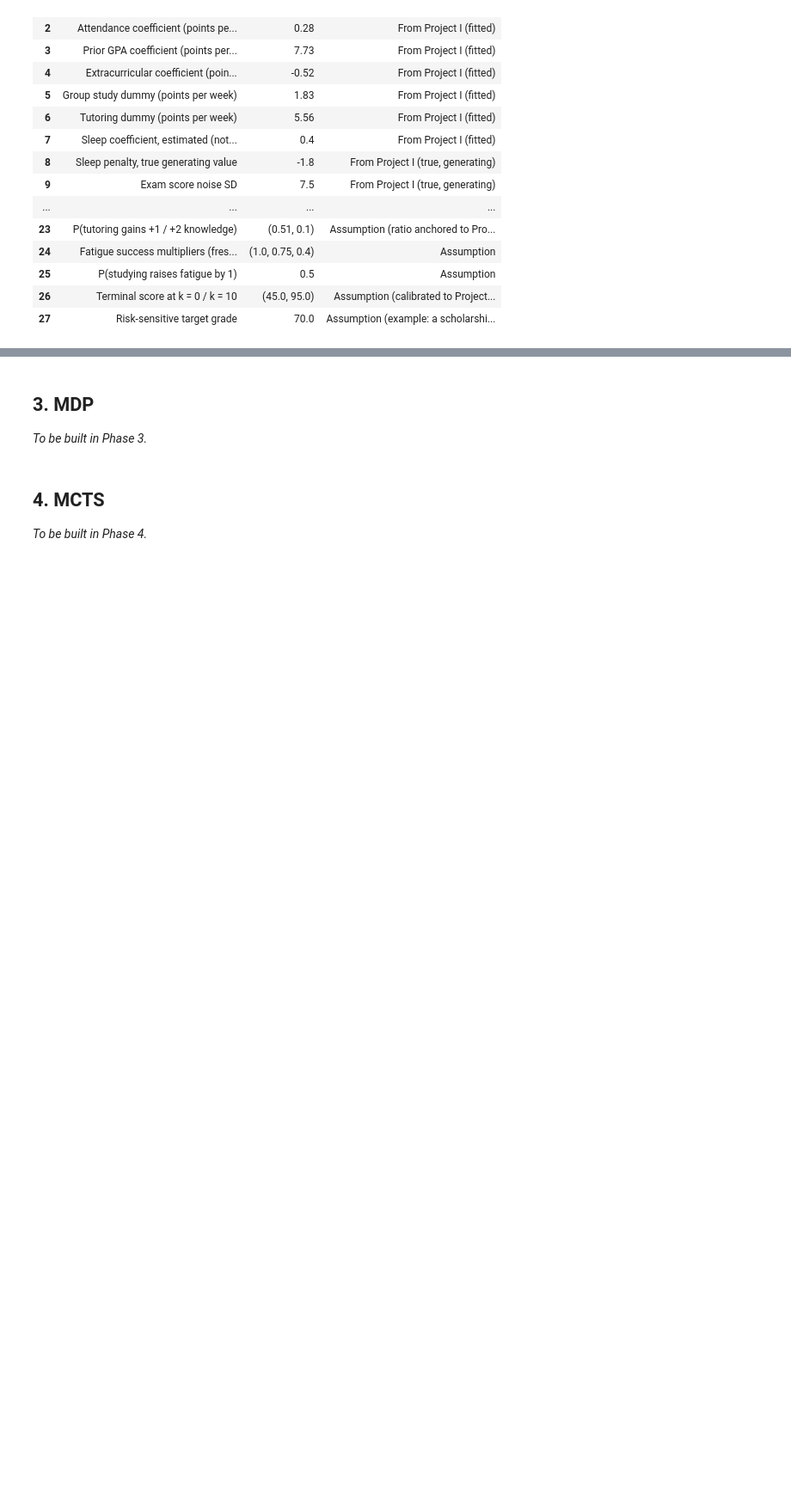
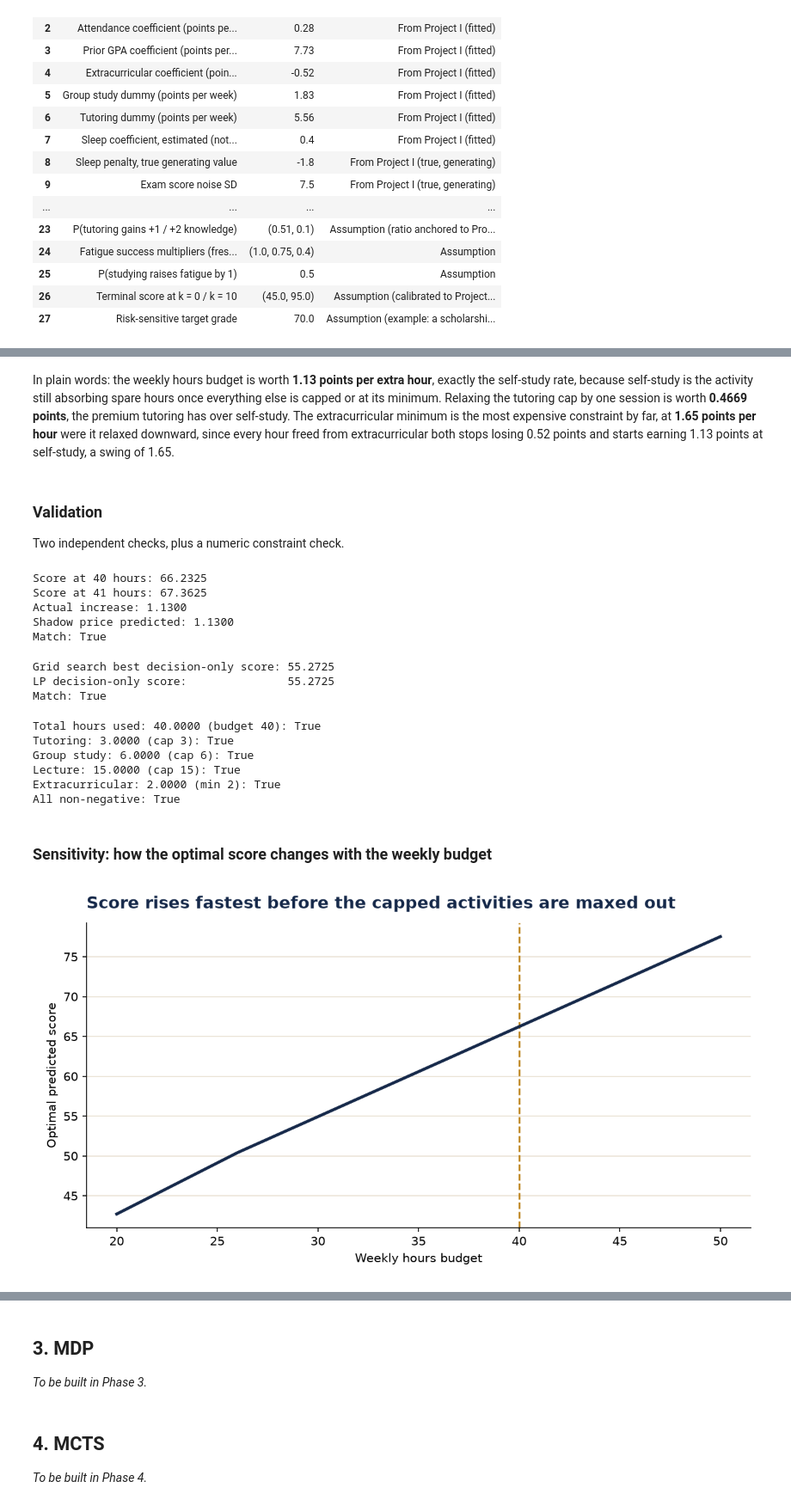
Before and after one commit to prachidabli-data/prachidabli-data.github.io, a Jupyter notebook: statistical-modelling-project-2/notebook/decision_modelling.ipynb, the cells around one changed output, grey strips where cells are left out. Shown at 86% size. Drawn from its saved outputs; the diff is of its cells as text; code cells hidden in the pictures; blank space fills up the shorter version.

```diff
--- a/statistical-modelling-project-2/notebook/decision_modelling.ipynb
+++ b/statistical-modelling-project-2/notebook/decision_modelling.ipynb
@@ -123,0 +193,66 @@ param_table
+# %% [markdown]
+In plain words: the weekly hours budget is worth **1.13 points per extra
+hour**, exactly the self-study rate, because self-study is the activity
+still absorbing spare hours once everything else is capped or at its
+minimum. Relaxing the tutoring cap by one session is worth **0.4669
+points**, the premium tutoring has over self-study. The extracurricular
+minimum is the most expensive constraint by far, at **1.65 points per
+hour** were it relaxed downward, since every hour freed from
+extracurricular both stops losing 0.52 points and starts earning 1.13
+points at self-study, a swing of 1.65.
+# %% [markdown]
+### Validation
+
+Two independent checks, plus a numeric constraint check.
+# %%
+# Check 1: shadow price of the weekly budget, confirmed by re-solving at 41 hours
+result41, _, _, _ = lp.build_lp(41)
+allocation41 = dict(zip(lp.VARS, result41.x))
+score_40 = lp.predicted_score(allocation)
+score_41 = lp.predicted_score(allocation41)
+print(f"Score at 40 hours: {score_40:.4f}")
+print(f"Score at 41 hours: {score_41:.4f}")
+print(f"Actual increase: {score_41 - score_40:.4f}")
+print(f"Shadow price predicted: {shadow['Weekly hours budget']:.4f}")
+print(f"Match: {abs((score_41 - score_40) - shadow['Weekly hours budget']) < 1e-6}")
+# %% [output]
+Score at 40 hours: 66.2325
+Score at 41 hours: 67.3625
+Actual increase: 1.1300
+Shadow price predicted: 1.1300
+Match: True
+# %%
+# Check 2: coarse brute-force grid search over feasible allocations
+grid = lp.brute_force_grid_search()
+lp_decision_score = lp.predicted_score(allocation) - lp.common.PROJECT_I_INTERCEPT
+print(f"Grid search best decision-only score: {grid['decision_score']:.4f}")
+print(f"LP decision-only score:               {lp_decision_score:.4f}")
+print(f"Match: {abs(grid['decision_score'] - lp_decision_score) < 1e-6}")
+# %% [output]
+Grid search best decision-only score: 55.2725
+LP decision-only score:               55.2725
+Match: True
+# %%
+# Check 3: every constraint satisfied numerically
+total_hours = sum(allocation.values())
+print(f"Total hours used: {total_hours:.4f} (budget 40): {total_hours <= 40 + 1e-9}")
+print(f"Tutoring: {allocation['tutoring']:.4f} (cap 3): {allocation['tutoring'] <= 3 + 1e-9}")
+print(f"Group study: {allocation['group_study']:.4f} (cap 6): {allocation['group_study'] <= 6 + 1e-9}")
+print(f"Lecture: {allocation['lecture']:.4f} (cap 15): {allocation['lecture'] <= 15 + 1e-9}")
+print(f"Extracurricular: {allocation['extracurricular']:.4f} (min 2): {allocation['extracurricular'] >= 2 - 1e-9}")
+print(f"All non-negative: {all(v >= -1e-9 for v in allocation.values())}")
+# %% [output]
+Total hours used: 40.0000 (budget 40): True
+Tutoring: 3.0000 (cap 3): True
+Group study: 6.0000 (cap 6): True
+Lecture: 15.0000 (cap 15): True
+Extracurricular: 2.0000 (min 2): True
+All non-negative: True
+# %% [markdown]
+### Sensitivity: how the optimal score changes with the weekly budget
+# %%
+sweep = lp.sensitivity_sweep()
+lp.plot_sensitivity(sweep, "../images/02_lp_sensitivity.png")
+Image("../images/02_lp_sensitivity.png")
+# %% [output]
+[figure, added]
```
Also changed, not shown: parts of 7 cells of this notebook, 8 other files.
